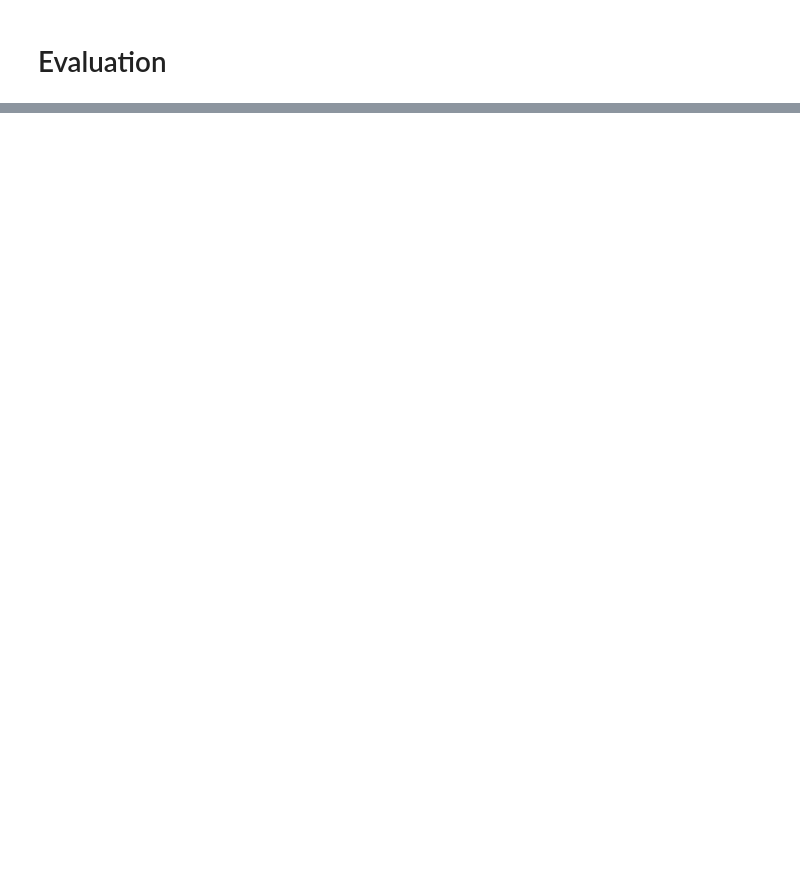
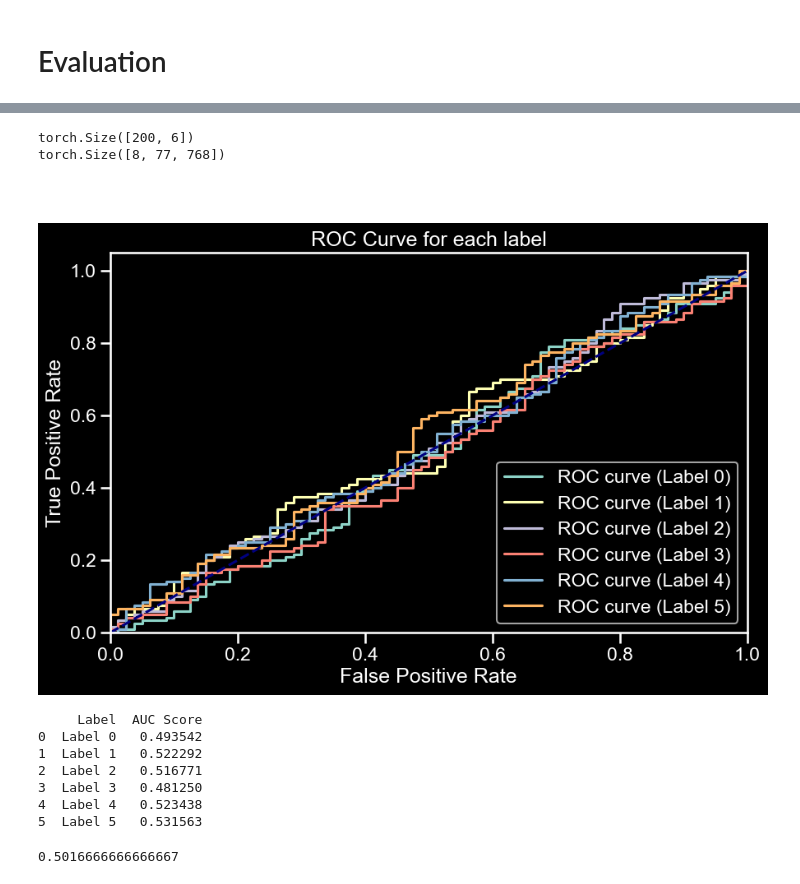
Before and after one commit to FSYFSYFSY/Bert_Toxic_Comment_Classification, a Jupyter notebook: toxic_comment_classify.ipynb, the cells around one changed output, grey strips where cells are left out. Cells and saved outputs as stored; diff of their text form; code cells hidden in the pictures; blank space fills up the shorter version.

Commit message:
add evaluation, Auc-Roc, accuracy. todo: figure out output data size, add baseline model and freeze model, train the network and see evaluation

```diff
--- a/toxic_comment_classify.ipynb
+++ b/toxic_comment_classify.ipynb
@@ -257,3 +318,41 @@ tokenizer = None
 best_model = None
 model = None
 torch.cuda.empty_cache()
+# %%
+def get_roc_auc(test_label, y_prob):
+    # input: test_labels dim: (num_samples, num_labels), y_prob dim: (num_samples, num_labels)
+    y_label_np = test_label.numpy() if hasattr(test_label, 'numpy') else test_label.cpu().numpy()
+    y_test_np = y_prob.numpy() if hasattr(y_prob, 'numpy') else y_prob.cpu().numpy()
+
+    n_classes = y_label_np.shape[1]  # Number of classes/labels
+
+# Initialize lists to store fpr and tpr for each label
+    all_fpr = []
+    all_tpr = []
+    label_names = []
+    auc_scores = []
+    # Compute ROC curve for each label
+    for i in range(n_classes):
+        fpr, tpr, _ = roc_curve(y_label_np[:, i], y_test_np[:, i])
+        all_fpr.append(fpr)
+        all_tpr.append(tpr)
+        auc = roc_auc_score(y_label_np[:, i], y_test_np[:, i])
+        label_names.append(f"Label {i}")
+        auc_scores.append(auc)
+
+    # Plot ROC curve for each label
+    plt.figure(figsize=(10, 6))
+    for i in range(n_classes):
+        plt.plot(all_fpr[i], all_tpr[i], label=f'ROC curve (Label {i})')
+
+    plt.plot([0, 1], [0, 1], color='navy', linestyle='--')
+    plt.xlim([0.0, 1.0])
+    plt.ylim([0.0, 1.05])
+    plt.xlabel('False Positive Rate')
+    plt.ylabel('True Positive Rate')
+    plt.title('ROC Curve for each label')
+    plt.legend(loc='lower right')
+    plt.show()
+    auc_table = pd.DataFrame({'Label': label_names, 'AUC Score': auc_scores})
+
+    print(auc_table)
@@ -293,2 +431,27 @@ print(ground_truth)
+# %%
+print(ground_truth.shape)
+print(prediction.shape)
+# %% [output]
+torch.Size([200, 6])
+torch.Size([8, 77, 768])
 # %% [markdown]
 #
+# %%
+y_label = torch.where(ground_truth == -1, 1,0)
+y_test = torch.rand(200,6)
+# print(y_test)
+# print(y_label)
+get_roc_auc(y_label, y_test)
+# %% [output]
+[figure, added]
+     Label  AUC Score
+0  Label 0   0.493542
+1  Label 1   0.522292
+2  Label 2   0.516771
+3  Label 3   0.481250
+4  Label 4   0.523438
+5  Label 5   0.531563
+# %%
+get_accuracy(y_label, y_test)
+# %% [output]
+0.5016666666666667
```
Also changed, not shown: parts of 11 cells of this notebook.
